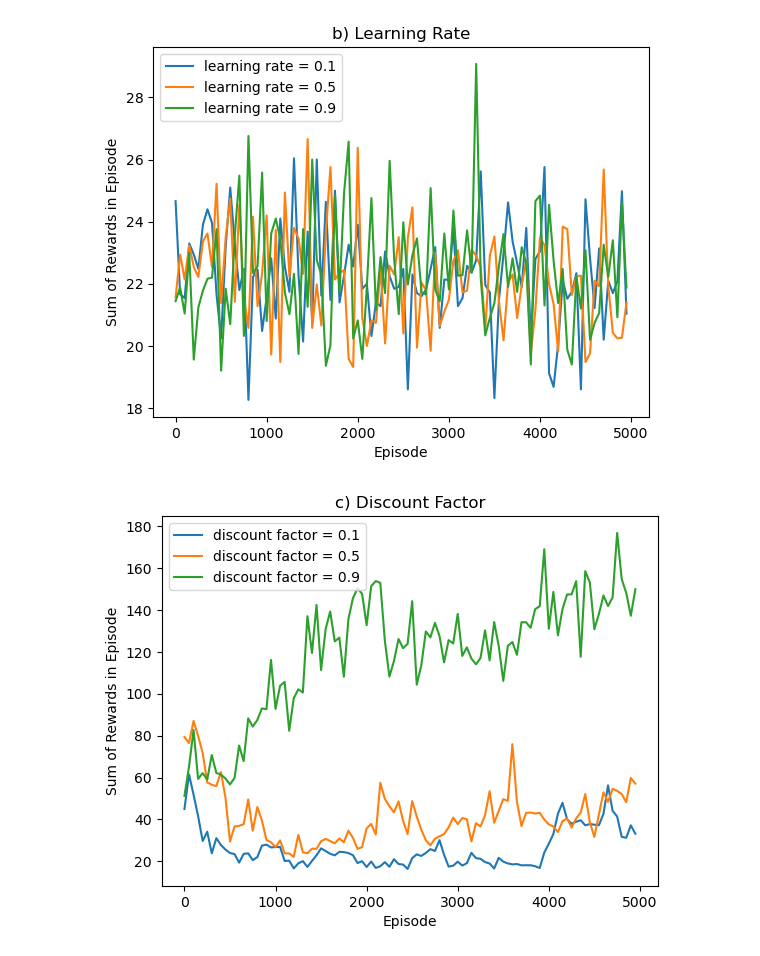
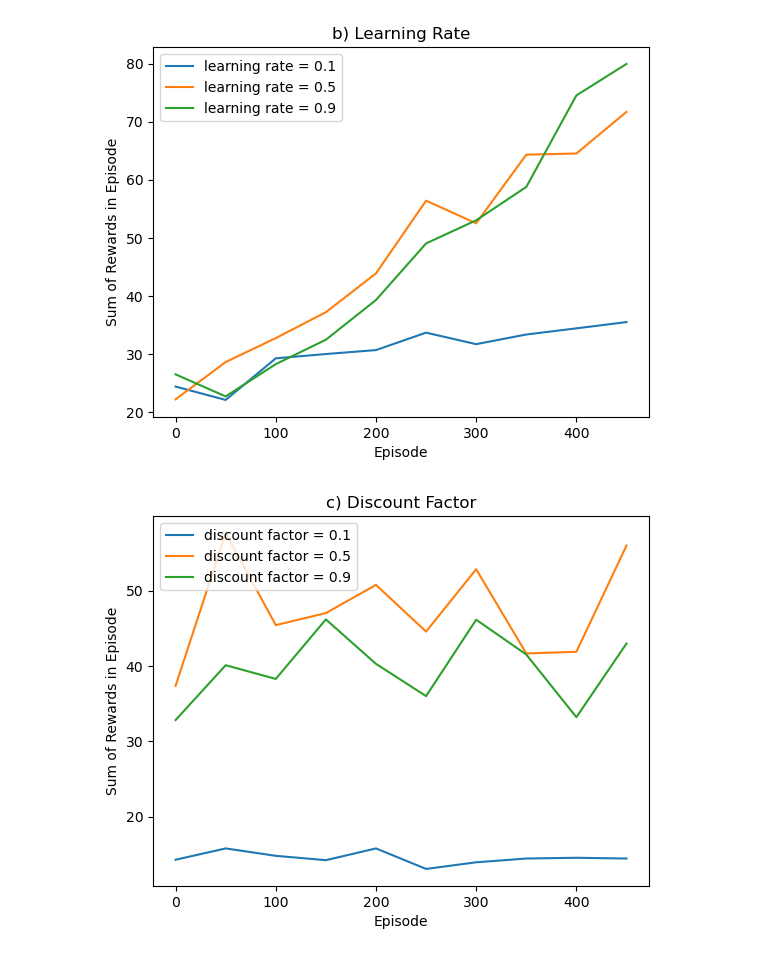
Before and after one commit to Mafumaful/SYDE-655-homework, a Jupyter notebook: problem3.ipynb, the cells around one changed output. Drawn from its saved outputs; the diff is of its cells as text; code cells hidden in the pictures.

```diff
--- a/problem3.ipynb
+++ b/problem3.ipynb
@@ -63,7 +63,7 @@ n = 50 # number of episodes to average
 
 # simulate the Q-learning
 rl_qlearning4 = Q_learning(env)
-rl_qlearning4.episode = 5000
+rl_qlearning4.episode = 500
 rl_qlearning4.gamma = 0.9 # discount factor
 rl_qlearning4.alpha = 0.1 # learning rate
 rl_qlearning4.epsilon = 1 # exploration rate
@@ -72,7 +72,7 @@ rl_qlearning4.simulate()
 y1 = rl_qlearning4.reward_history
 
 rl_qlearning5 = Q_learning(env)
-rl_qlearning5.episode = 5000
+rl_qlearning5.episode = 500
 rl_qlearning5.gamma = 0.9 # discount factor
 rl_qlearning5.alpha = 0.5 # learning rate
 rl_qlearning5.epsilon = 1 # exploration rate
@@ -80,42 +80,42 @@ rl_qlearning5.buckets = 10 # number of buckets
 rl_qlearning5.simulate()
 y2 = rl_qlearning5.reward_history
 
 rl_qlearning6 = Q_learning(env)
-rl_qlearning6.episode = 5000
+rl_qlearning6.episode = 500
 rl_qlearning6.gamma = 0.9 # discount factor
 rl_qlearning6.alpha = 0.9 # learning rate
 rl_qlearning6.epsilon = 1 # exploration rate
 rl_qlearning6.buckets = 10 # number of buckets
 rl_qlearning6.simulate()
 y3 = rl_qlearning6.reward_history
 
 y1 = [sum(y1[i:i+n])/n for i in range(0, len(y1), n)]
 x1 = range(0,len(y1)*n,n)
 
 y2 = [sum(y2[i:i+n])/n for i in range(0, len(y2), n)]
 x2 = range(0,len(y2)*n,n)
 
 y3 = [sum(y3[i:i+n])/n for i in range(0, len(y3), n)]
 x3 = range(0,len(y3)*n,n)
 
 # plot the graph
 plt.plot(x1, y1)
 plt.plot(x2, y2)
 plt.plot(x3, y3)
 plt.legend(['learning rate = 0.1', 'learning rate = 0.5', 'learning rate = 0.9'])
 plt.xlabel('Episode')
 plt.ylabel('Sum of Rewards in Episode')
 plt.title('b) Learning Rate')
 # save the figure
-plt.savefig('graph/graph b 5000.png')
+plt.savefig('graph/graph b.png')
 # %% [output]
-[figure, old version]
+[figure, new version]
 # %%
 n = 50 # number of episodes to average
 
 # simulate the Q-learning
 rl_qlearning7 = Q_learning(env)
-rl_qlearning7.episode = 5000
+rl_qlearning7.episode = 500
 rl_qlearning7.gamma = 0.1 # discount factor
 rl_qlearning7.alpha = 0.1 # learning rate
 rl_qlearning7.epsilon = 0.1 # exploration rate
@@ -124,7 +124,7 @@ rl_qlearning7.simulate()
 y1 = rl_qlearning7.reward_history
 
 rl_qlearning8 = Q_learning(env)
-rl_qlearning8.episode = 5000
+rl_qlearning8.episode = 500
 rl_qlearning8.gamma = 0.5 # discount factor
 rl_qlearning8.alpha = 0.1 # learning rate
 rl_qlearning8.epsilon = 0.1 # exploration rate
@@ -133,7 +133,7 @@ rl_qlearning8.simulate()
 y2 = rl_qlearning8.reward_history
 
 rl_qlearning9 = Q_learning(env)
-rl_qlearning9.episode = 5000
+rl_qlearning9.episode = 500
 rl_qlearning9.gamma = 0.9 # discount factor
 rl_qlearning9.alpha = 0.1 # learning rate
 rl_qlearning9.epsilon = 0.1 # exploration rate
@@ -159,9 +159,9 @@ plt.xlabel('Episode')
 plt.ylabel('Sum of Rewards in Episode')
 plt.title('c) Discount Factor')
 # save the figure
-plt.savefig('graph/graph c 5000.png')
+plt.savefig('graph/graph c.png')
 # %% [output]
-[figure, old version]
+[figure, new version]
 # %%
 n = 50 # number of episodes to average
 
```
Also changed, not shown: parts of 2 cells of this notebook, 16 other files.
